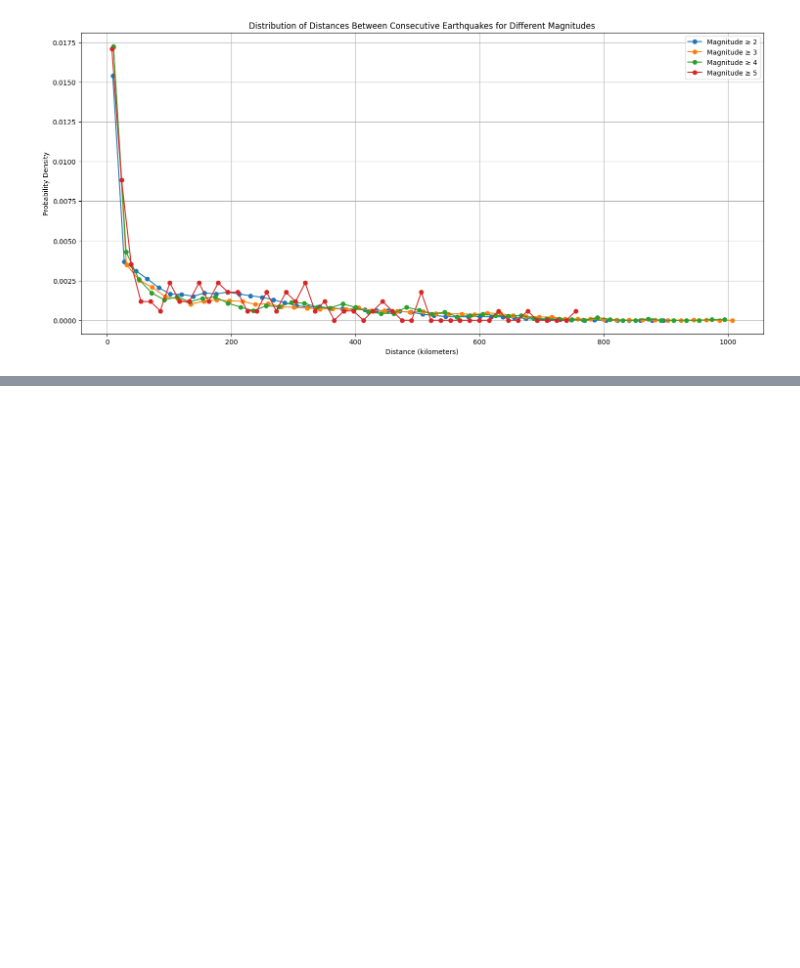
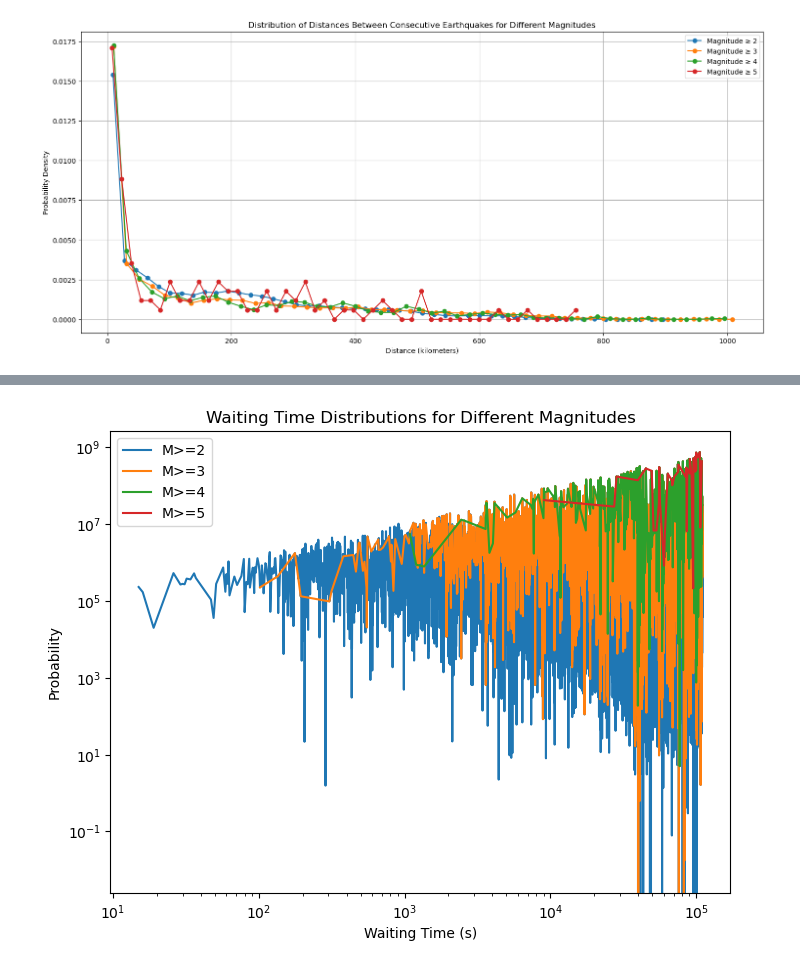
Before and after one commit to ElnazDt/Eli-python-project-earth, a Jupyter notebook: Project.ipynb, the cells around one changed output, grey strips where cells are left out. Saved outputs shown, nothing was run; the diff lists cells and outputs as text; code cells hidden in the pictures; blank space fills up the shorter version.

Commit message:
part 5

```diff
--- a/Project.ipynb
+++ b/Project.ipynb
@@ -232,0 +233,80 @@ plt.show()
+# %%
+# Function to compute waiting times
+# part 5
+def compute_waiting_times(data, magnitude_threshold):
+    # Filter data for the given magnitude threshold
+    filtered_data = data[data['magnitude'] >= magnitude_threshold]
+    filtered_data = filtered_data.sort_values(by='time')
+
+    # Compute waiting times (time differences between consecutive earthquakes)
+    waiting_times = np.diff(filtered_data['time'])
+    return waiting_times
+
+# Load the data
+data_path = 'SouthCalifornia-1982-2011.dat'
+columns = ['event_index', 'trigger_index', 'time', 'magnitude', 'x', 'y', 'z']
+data = pd.read_csv(data_path, delim_whitespace=True, names=columns)
+
+# Convert time from seconds to years for easier interpretation
+data['time_years'] = data['time'] / (60 * 60 * 24 * 365.25)
+
+# Analyze waiting time distributions for different magnitudes (m) and distances (R)
+waiting_times = data.groupby(['magnitude'])['time'].diff().dropna()
+waiting_time_dists = {}
+for m in [2, 3, 4, 5]:
+    waiting_time_dists[m] = waiting_times[data['magnitude'] >= m]
+
+# Analyze distance distributions for different magnitudes
+distances = np.sqrt((data['x'].diff())**2 + (data['y'].diff())**2 + (data['z'].diff())**2)
+distance_dists = {}
+for m in [2, 3, 4, 5]:
+    distance_dists[m] = distances[data['magnitude'] >= m]
+
+# Analyze waiting times for events within distance R
+waiting_time_dists_R = {}
+for m in [2, 3, 4, 5]:
+    for R in [10000, 20000, 50000]:
+        mask = (data['magnitude'] >= m) & (distances <= R)
+        waiting_time_dists_R[(m,R)] = data['time'].diff()[mask].dropna()
+
+# Attempt to rescale distributions to a single curve
+fig, ax = plt.subplots(figsize=(8,6))
+for m, wt_dist in waiting_time_dists.items():
+    ax.loglog(wt_dist, label=f'M>={m}')
+ax.legend()
+ax.set_xlabel('Waiting Time (s)')
+ax.set_ylabel('Probability')
+ax.set_title('Waiting Time Distributions for Different Magnitudes')
+
+fig, ax = plt.subplots(figsize=(8,6))
+for m, d_dist in distance_dists.items():
+    ax.loglog(d_dist, label=f'M>={m}')
+ax.legend()
+ax.set_xlabel('Distance (m)')
+ax.set_ylabel('Probability')
+ax.set_title('Distance Distributions for Different Magnitudes')
+
+plt.show()
+fig, ax = plt.subplots(figsize=(8,6))
+mean_waiting_times = {m: np.mean(wt_dist) for m, wt_dist in waiting_time_dists.items()}
+for m, wt_dist in waiting_time_dists.items():
+    scaled_wt_dist = wt_dist / mean_waiting_times[m]
+    ax.loglog(scaled_wt_dist, label=f'M>={m}')
+ax.legend()
+ax.set_xlabel('Rescaled Waiting Time')
+ax.set_ylabel('Probability')
+ax.set_title('Rescaled Waiting Time Distributions')
+
+fig, ax = plt.subplots(figsize=(8,6))
+mean_distances = {m: np.mean(d_dist) for m, d_dist in distance_dists.items()}
+for m, d_dist in distance_dists.items():
+    scaled_d_dist = d_dist / mean_distances[m]
+    ax.loglog(scaled_d_dist, label=f'M>={m}')
+ax.legend()
+ax.set_xlabel('Rescaled Distance')
+ax.set_ylabel('Probability')
+ax.set_title('Rescaled Distance Distributions')
+
+plt.show()
+# %% [output]
+[figure, added]
```
Also changed, not shown: parts of 4 cells of this notebook.
